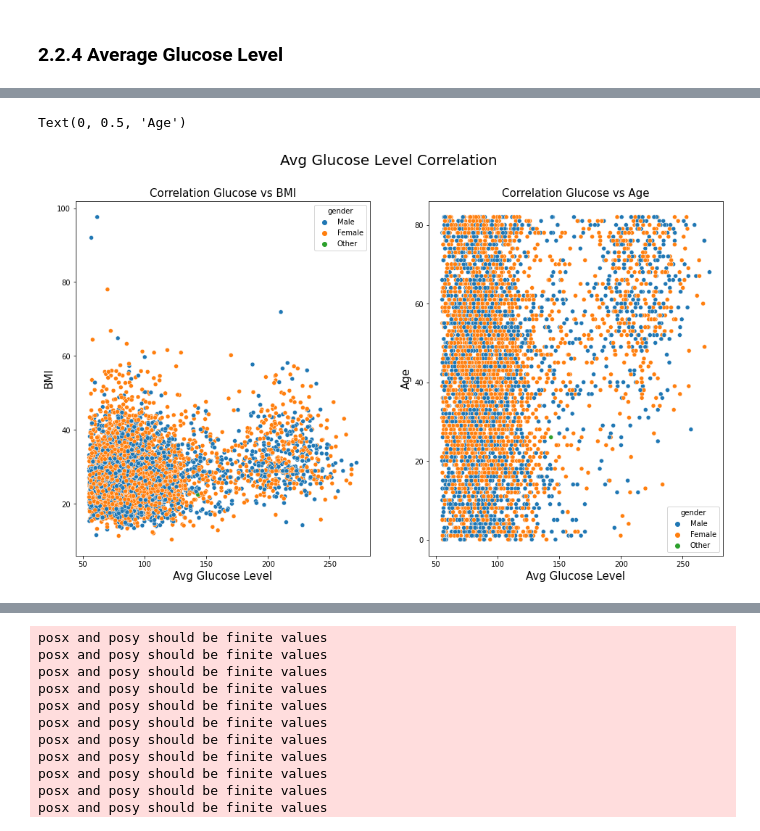
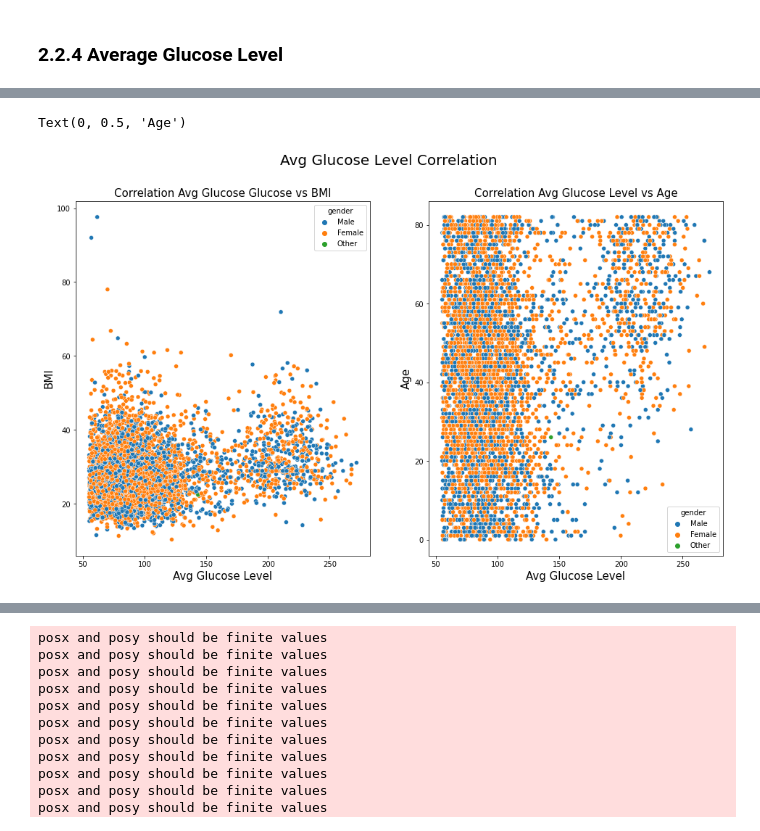
Before and after one commit to tbreja/stroke-prediction-model, a Jupyter notebook: notebook.ipynb, the cells around one changed output, grey strips where cells are left out. Saved outputs shown, nothing was run; the diff lists cells and outputs as text; code cells hidden in the pictures.

```diff
--- a/notebook.ipynb
+++ b/notebook.ipynb
@@ -471,19 +509,19 @@ data_vis
 # %%
-
+# kita akan mencari insight dari kolom avg glucose level terhadap kolom kolom lain di data set ini
 fig, axes = plt.subplots(1, 2, figsize=(16,9), sharey=False,sharex=False)
 fig.suptitle('Avg Glucose Level Correlation',fontsize=20)
 
 # Correlation between avg_glucose_level and bmi
 sns.scatterplot(data=data_vis,x='avg_glucose_level',y='bmi',hue='gender',ax=axes[0])
-axes[0].set_title('Correlation Glucose vs BMI',fontsize=15)
+axes[0].set_title('Correlation Avg Glucose Glucose vs BMI',fontsize=15)
 axes[0].set_ylabel('BMI',fontsize=15)
 axes[0].set_xlabel('Avg Glucose Level',fontsize=15)
 
 # correlation betewwn avg glucose level and age
 sns.scatterplot(data=data_vis,x='avg_glucose_level',y='age',hue='gender',ax=axes[1])
 axes[1].set_xlabel('Avg Glucose Level',fontsize=15)
-axes[1].set_title('Correlation Glucose vs Age',fontsize=15)
+axes[1].set_title('Correlation Avg Glucose Level vs Age',fontsize=15)
 axes[1].set_ylabel('Age',fontsize=15)
 # %% [output]
 Text(0, 0.5, 'Age')
-[figure, old version]
+[figure, new version]
```
Also changed, not shown: parts of 34 cells of this notebook, 1 other file.
